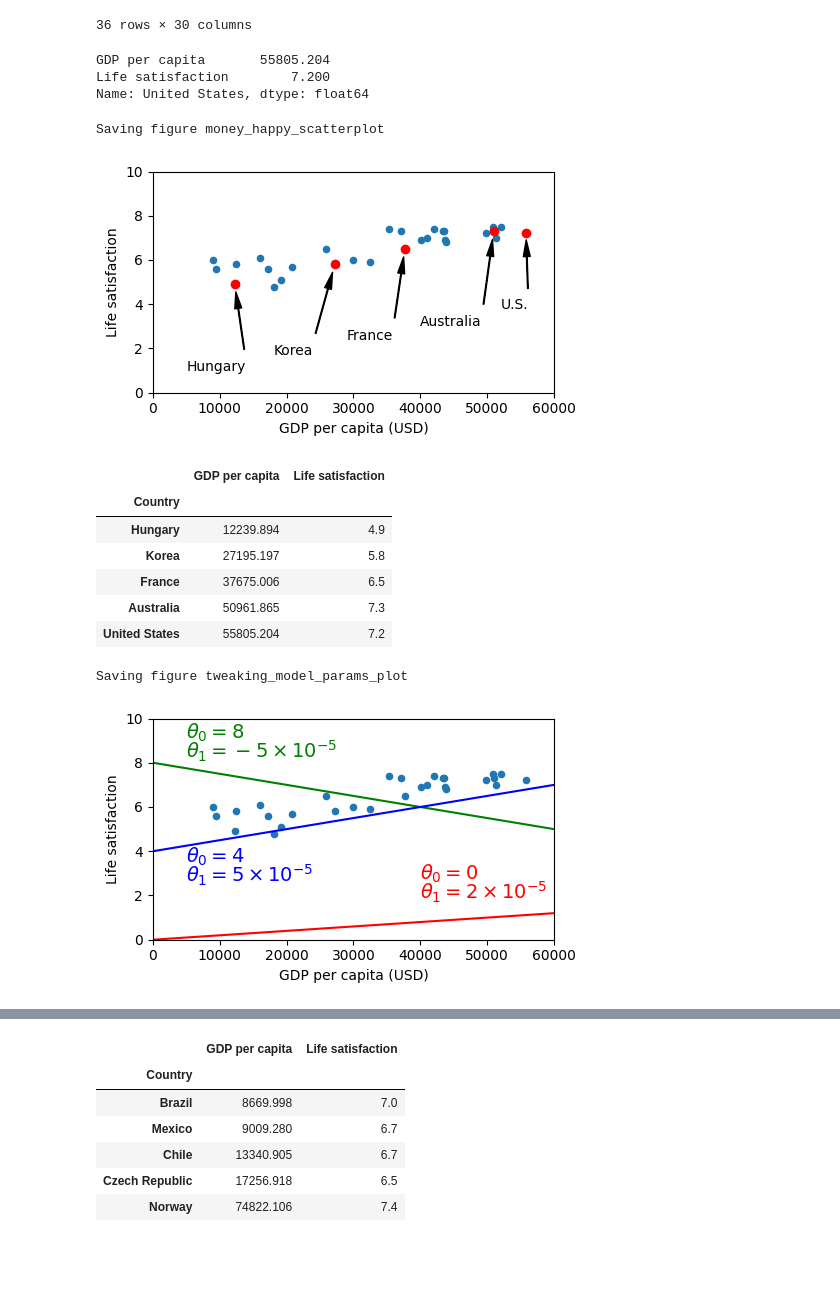
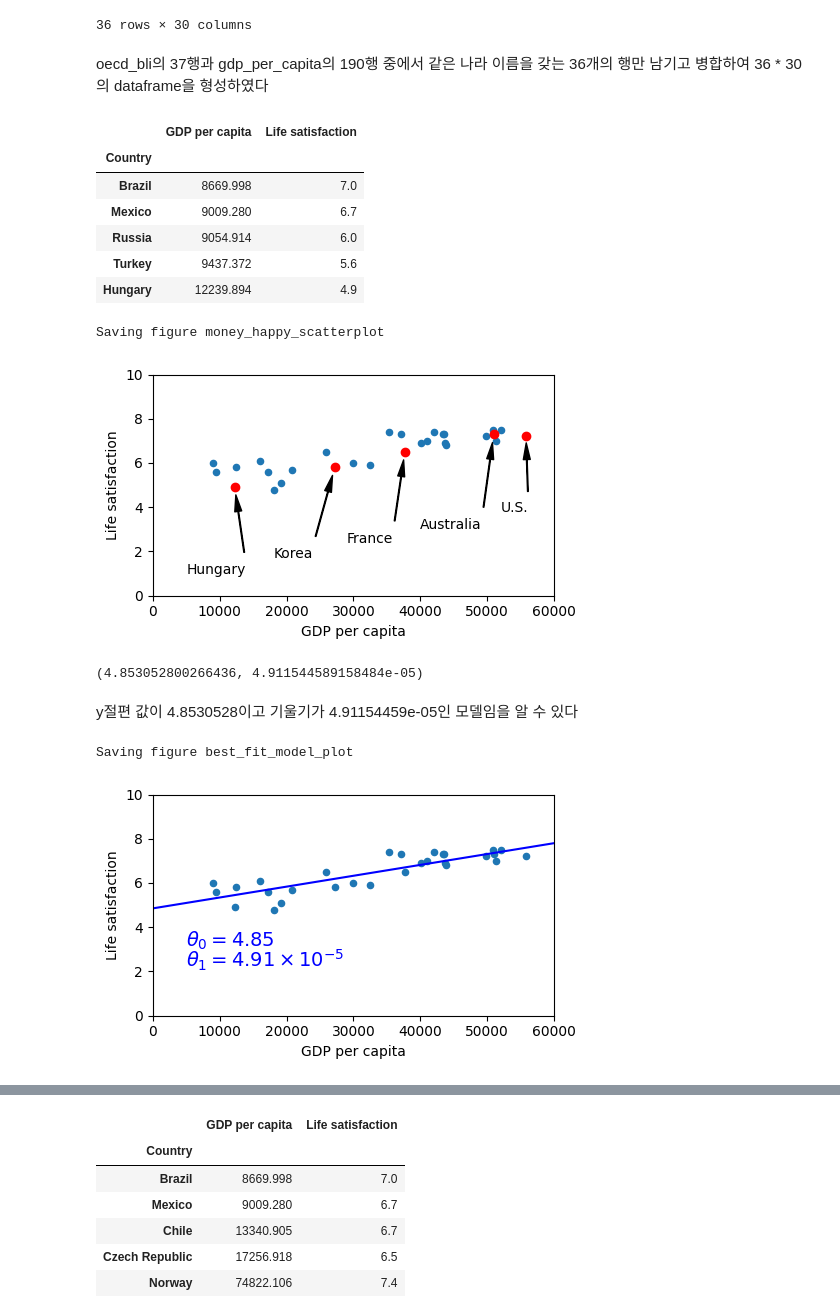
Before and after one commit to SIDED00R/Hands_on_ML, a Jupyter notebook: chap1/chap_1.ipynb, the cells around one changed output, grey strips where cells are left out. Cells and saved outputs as stored; diff of their text form; code cells hidden in the pictures; blank space fills up the shorter version.

```diff
--- a/chap1/chap_1.ipynb
+++ b/chap1/chap_1.ipynb
@@ -25,12 +25,6 @@ def prepare_country_stats(oecd_bli, gdp_per_capita):
 # %%
 import os
 datapath = os.path.join("datasets", "lifesat", "")
-# %%
-%matplotlib inline
-import matplotlib as mpl
-mpl.rc('axes', labelsize=14)
-mpl.rc('xtick', labelsize=12)
-mpl.rc('ytick', labelsize=12)
 # %%
 # 데이터 다운로드
 import urllib.request
@@ -158,10 +174,16 @@ full_country_stats
 | Switzerland | 20.0 | 4.2 | 8.4 | 0.0 | 86.0 | ... |
 | Luxembourg | 12.0 | 4.3 | 6.0 | 0.1 | 78.0 | ... |
 36 rows × 30 columns
+# %% [markdown]
+oecd_bli의 37행과 gdp_per_capita의 190행 중에서 같은 나라 이름을 갖는 36개의 행만 남기고 병합하여 36 * 30의 dataframe을 형성하였다
 # %%
-full_country_stats[["GDP per capita", 'Life satisfaction']].loc["United States"]
+full_country_stats[["GDP per capita", 'Life satisfaction']].head()
 # %% [output]
-GDP per capita       55805.204
-Life satisfaction        7.200
-Name: United States, dtype: float64
+|  | GDP per capita | Life satisfaction |
+| Country |  |  |
+| Brazil | 8669.998 | 7.0 |
+| Mexico | 9009.280 | 6.7 |
+| Russia | 9054.914 | 6.0 |
+| Turkey | 9437.372 | 5.6 |
+| Hungary | 12239.894 | 4.9 |
 # %%
@@ -171,6 +194,8 @@ keep_indices = list(set(range(36)) - set(remove_indices))
 sample_data = full_country_stats[["GDP per capita", 'Life satisfaction']].iloc[keep_indices]
 missing_data = full_country_stats[["GDP per capita", 'Life satisfaction']].iloc[remove_indices]
 # %%
+# Hungary, Korea, France, Australia, United States 값을 산점도에서 표시
+
 sample_data.plot(kind='scatter', x="GDP per capita", y='Life satisfaction', figsize=(5,3))
 plt.axis([0, 60000, 0, 10])
 position_text = {
@@ -186,9 +211,9 @@ for country, pos_text in position_text.items():
     plt.annotate(country, xy=(pos_data_x, pos_data_y), xytext=pos_text,
             arrowprops=dict(facecolor='black', width=0.5, shrink=0.1, headwidth=5))
     plt.plot(pos_data_x, pos_data_y, "ro")
-plt.xlabel("GDP per capita (USD)")
+plt.xlabel("GDP per capita")
 save_fig('money_happy_scatterplot')
 plt.show()
 # %% [output]
 Saving figure money_happy_scatterplot
-[figure, old version]
+[figure, new version]
@@ -197,31 +220,27 @@ sample_data.to_csv(os.path.join("datasets", "lifesat", "lifesat.csv"))
-# %%
-sample_data.loc[list(position_text.keys())]
-# %% [output]
-|  | GDP per capita | Life satisfaction |
-| Country |  |  |
-| Hungary | 12239.894 | 4.9 |
-| Korea | 27195.197 | 5.8 |
-| France | 37675.006 | 6.5 |
-| Australia | 50961.865 | 7.3 |
-| United States | 55805.204 | 7.2 |
+# %%
+# Linear Regression을 통해서 예측한 선형 모델의 절편값과 기울기 출력
+from sklearn import linear_model
+lin1 = linear_model.LinearRegression()
+Xsample = np.c_[sample_data["GDP per capita"]]
+ysample = np.c_[sample_data["Life satisfaction"]]
+lin1.fit(Xsample, ysample)
+t0, t1 = lin1.intercept_[0], lin1.coef_[0][0]
+t0, t1
+# %% [output]
+(4.853052800266436, 4.911544589158484e-05)
+# %% [markdown]
+y절편 값이 4.8530528이고 기울기가 4.91154459e-05인 모델임을 알 수 있다
 # %%
-import numpy as np
-
+# 구한 모델을 그림으로 나타내기
 sample_data.plot(kind='scatter', x="GDP per capita", y='Life satisfaction', figsize=(5,3))
-plt.xlabel("GDP per capita (USD)")
+plt.xlabel("GDP per capita")
 plt.axis([0, 60000, 0, 10])
 X=np.linspace(0, 60000, 1000)
-plt.plot(X, 2*X/100000, "r")
-plt.text(40000, 2.7, r"$\theta_0 = 0$", fontsize=14, color="r")
-plt.text(40000, 1.8, r"$\theta_1 = 2 \times 10^{-5}$", fontsize=14, color="r")
-plt.plot(X, 8 - 5*X/100000, "g")
-plt.text(5000, 9.1, r"$\theta_0 = 8$", fontsize=14, color="g")
-plt.text(5000, 8.2, r"$\theta_1 = -5 \times 10^{-5}$", fontsize=14, color="g")
-plt.plot(X, 4 + 5*X/100000, "b")
-plt.text(5000, 3.5, r"$\theta_0 = 4$", fontsize=14, color="b")
-plt.text(5000, 2.6, r"$\theta_1 = 5 \times 10^{-5}$", fontsize=14, color="b")
-save_fig('tweaking_model_params_plot')
+plt.plot(X, t0 + t1*X, "b")
+plt.text(5000, 3.1, r"$\theta_0 = 4.85$", fontsize=14, color="b")
+plt.text(5000, 2.2, r"$\theta_1 = 4.91 \times 10^{-5}$", fontsize=14, color="b")
+save_fig('best_fit_model_plot')
 plt.show()
 # %% [output]
-Saving figure tweaking_model_params_plot
+Saving figure best_fit_model_plot
-[figure, old version]
+[figure, new version]
```
Also changed, not shown: parts of 27 cells of this notebook.
